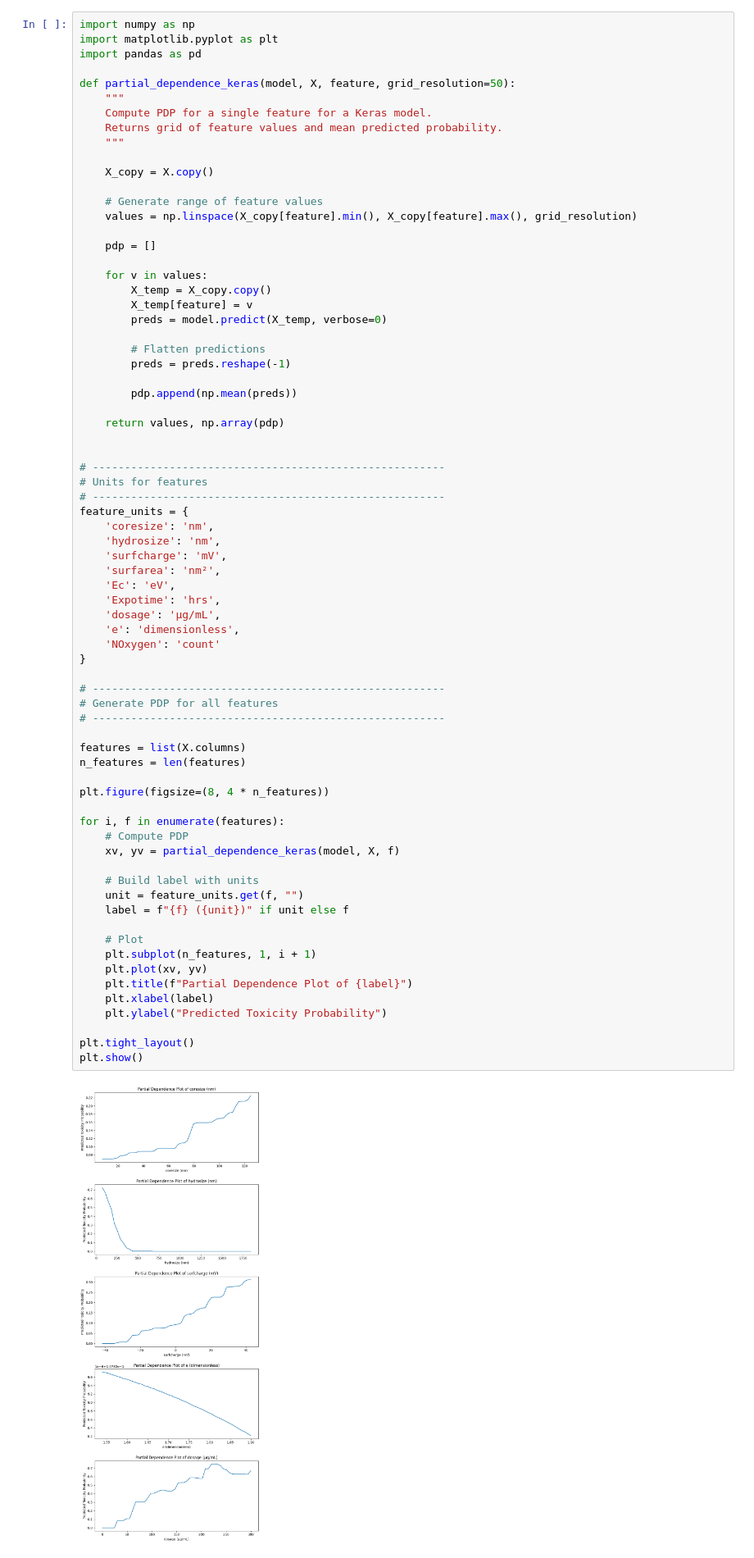
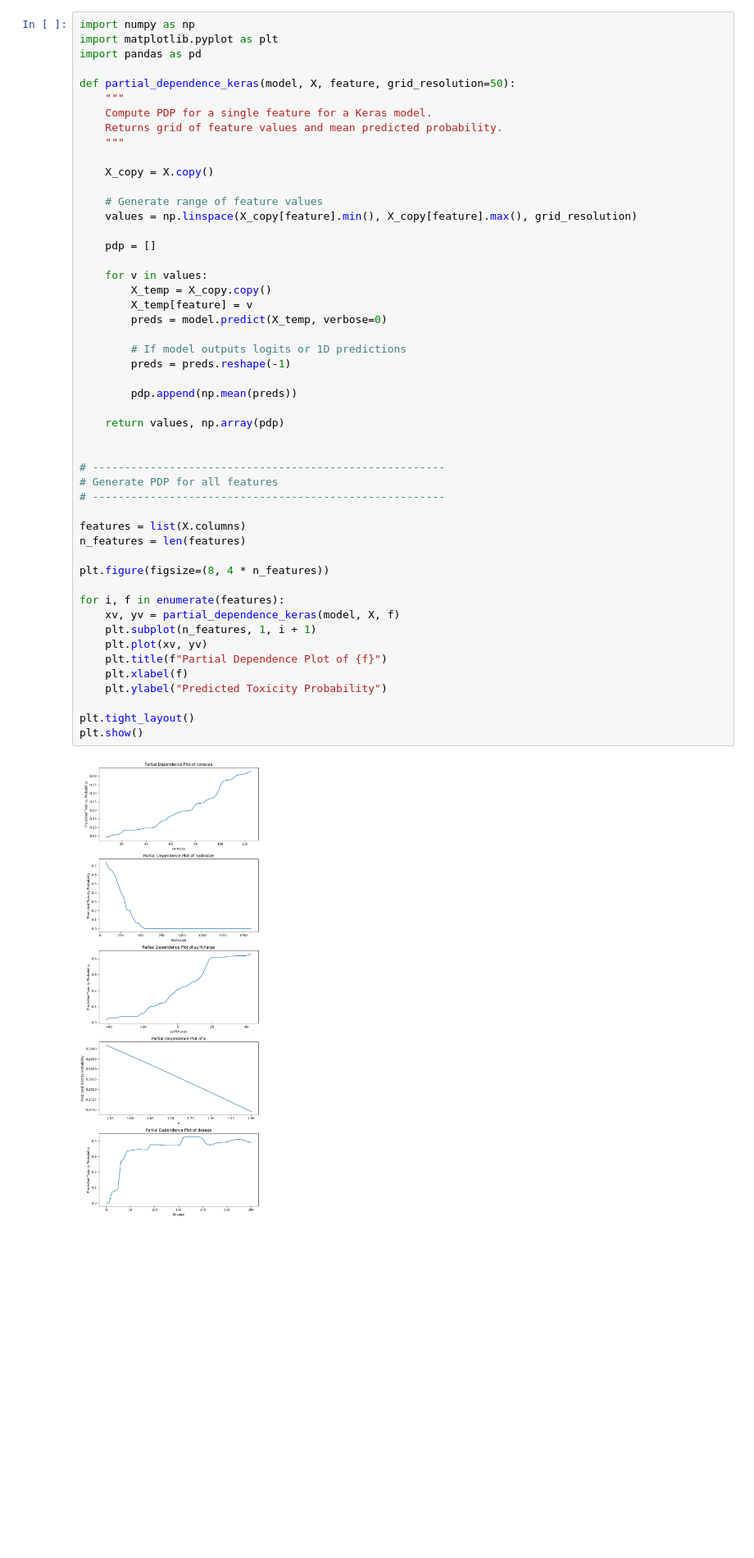
Before and after one commit to Anhad-01/Toxicity-Prediction-of-Nanoparticles, a Jupyter notebook: NanoToxicity_Prediction_DL.ipynb, the cells around one changed output. Shown at 82% size. Saved outputs shown, nothing was run; the diff lists cells and outputs as text; blank space fills up the shorter version.

```diff
--- a/NanoToxicity_Prediction_DL.ipynb
+++ b/NanoToxicity_Prediction_DL.ipynb
@@ -836,59 +749,37 @@ def partial_dependence_keras(model, X, feature, grid_resolution=50):
     for v in values:
         X_temp = X_copy.copy()
         X_temp[feature] = v
         preds = model.predict(X_temp, verbose=0)
 
-        # Flatten predictions
+        # If model outputs logits or 1D predictions
         preds = preds.reshape(-1)
 
         pdp.append(np.mean(preds))
 
     return values, np.array(pdp)
 
-
-# -------------------------------------------------------
-# Units for features
-# -------------------------------------------------------
-feature_units = {
-    'coresize': 'nm',
-    'hydrosize': 'nm',
-    'surfcharge': 'mV',
-    'surfarea': 'nm²',
-    'Ec': 'eV',
-    'Expotime': 'hrs',
-    'dosage': 'µg/mL',
-    'e': 'dimensionless',
-    'NOxygen': 'count'
-}
 
 # -------------------------------------------------------
 # Generate PDP for all features
 # -------------------------------------------------------
 
 features = list(X.columns)
 n_features = len(features)
 
 plt.figure(figsize=(8, 4 * n_features))
 
 for i, f in enumerate(features):
-    # Compute PDP
     xv, yv = partial_dependence_keras(model, X, f)
-
-    # Build label with units
-    unit = feature_units.get(f, "")
-    label = f"{f} ({unit})" if unit else f
-
-    # Plot
     plt.subplot(n_features, 1, i + 1)
     plt.plot(xv, yv)
-    plt.title(f"Partial Dependence Plot of {label}")
-    plt.xlabel(label)
+    plt.title(f"Partial Dependence Plot of {f}")
+    plt.xlabel(f)
     plt.ylabel("Predicted Toxicity Probability")
 
 plt.tight_layout()
 plt.show()
 # %% [output]
-[figure, old version]
+[figure, new version]
 # %%
 def partial_dependence_2d_keras(model, X, feature1, feature2, grid_resolution=30):
     """
```
Also changed, not shown: parts of 14 cells of this notebook.
